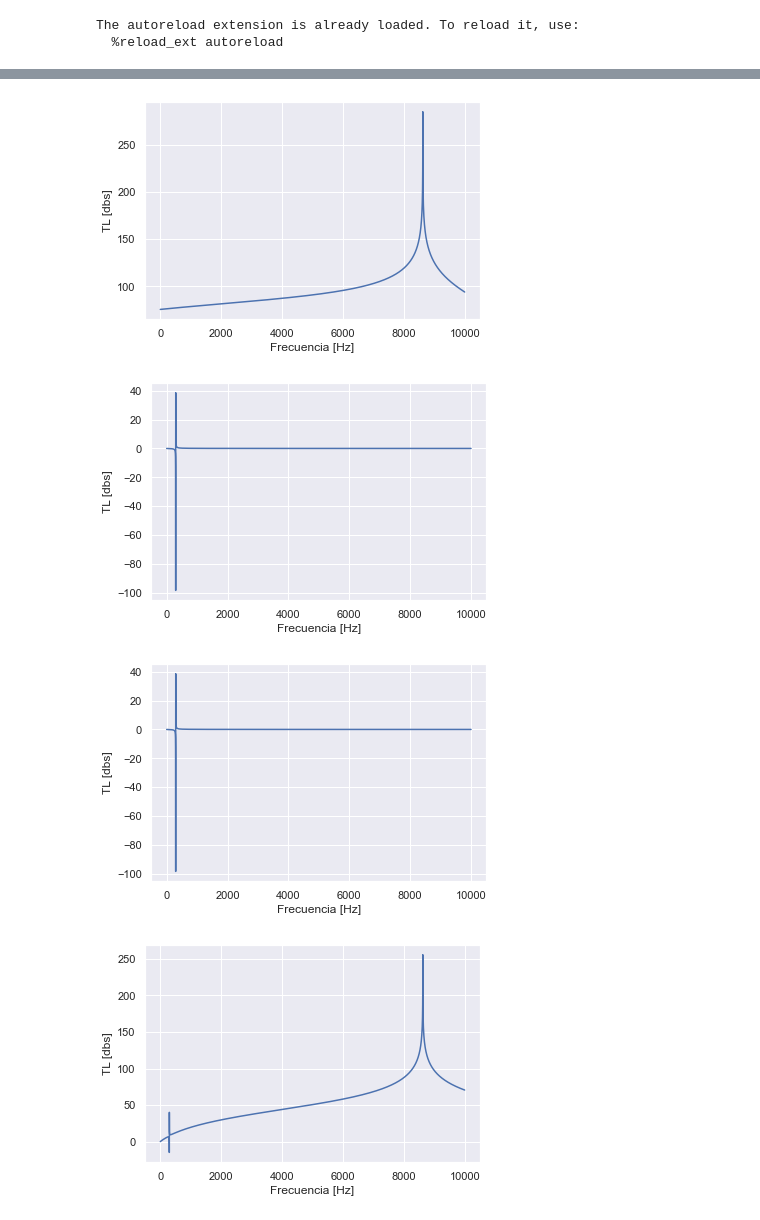
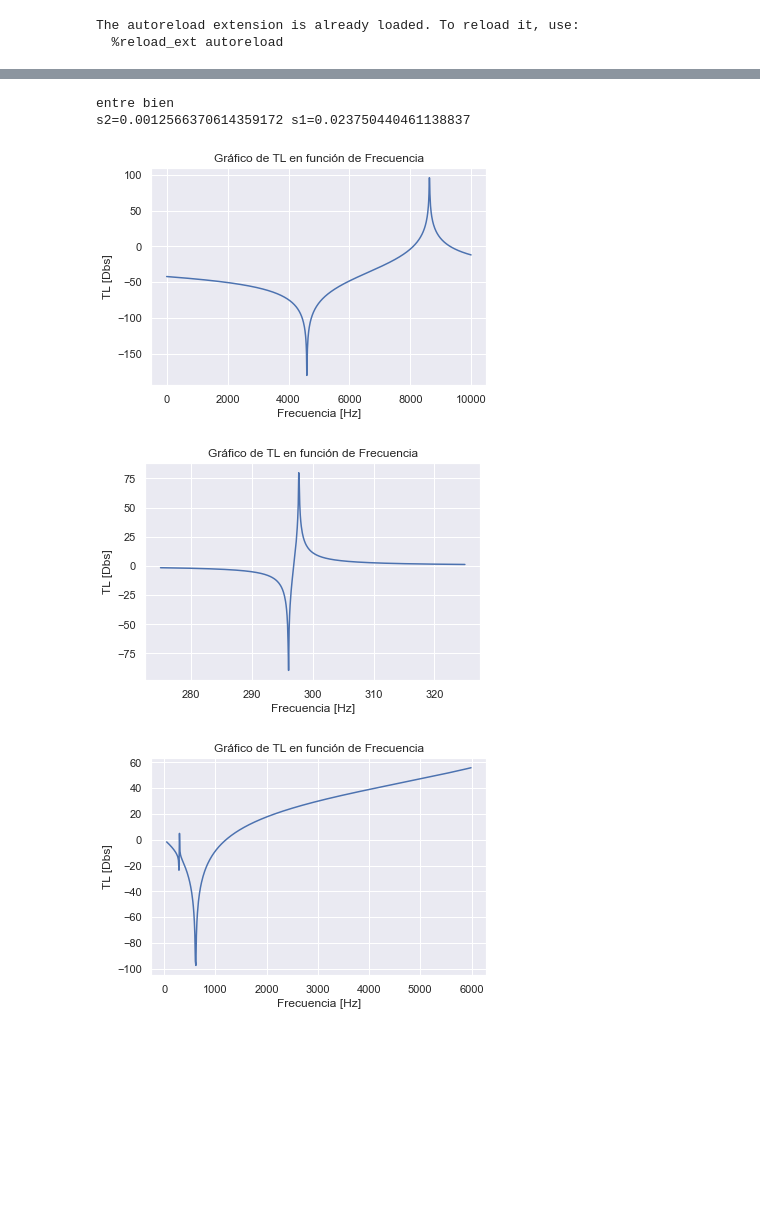
Before and after one commit to tomascufaro/quadrupoles, a Jupyter notebook: cuadripolos_aplication.ipynb, the cells around one changed output, grey strips where cells are left out. Saved outputs shown, nothing was run; the diff lists cells and outputs as text; code cells hidden in the pictures; blank space fills up the shorter version.

Commit message:
adding comparative tl plots

```diff
--- a/cuadripolos_aplication.ipynb
+++ b/cuadripolos_aplication.ipynb
@@ -69,36 +84,31 @@ camara_3.plot_tl()
 # %%
-expansion_extension = Cuadripolo(s = exten_expan_s, s1=exten_expan_s1, s2=exten_expan_s, largo=exten_expan_l, tipo = 'extension_expansion')
+expansion_extension = Cuadripolo(s = exten_expan_s, s1=exten_expan_s1, largo=exten_expan_l, tipo = 'extension_expansion')
 expansion_extension.coeficientes()
 expansion_extension.obtencion_tl()
-expansion_extension.plot_tl()
+expansion_extension.plot_tl(values = np.arange(0, 10000, 10))
 # %% [output]
+entre bien
+s2=0.0012566370614359172 s1=0.023750440461138837
-[figure, old version]
+[figure, new version]
 # %%
 #4.2 rezonador de helmholtz
 helmholtz_s = helmholtz_s1 = (0.02**2)*np.pi
 helmholtz_l= 0.01
 helmholtz_v = (np.pi*0.126*0.06*0.19) - (tubo_largo*tubo_s)
 reso = Cuadripolo(s = helmholtz_s, s1 = helmholtz_s1, largo = helmholtz_l, tipo = 'helmholtz', vol = helmholtz_v)
 reso.coeficientes()
 reso.obtencion_tl()
-reso.plot_tl()
+reso.plot_tl(values = np.linspace(275, 325, 600))
 # %% [output]
-[figure, old version]
+[figure, new version]
-# %%
-#example helmholtz
-reso = Cuadripolo(s = helmholtz_s, s1 = helmholtz_s1, largo = helmholtz_l, tipo = 'helmholtz', vol = helmholtz_v)
-reso.coeficientes()
-reso.obtencion_tl()
-reso.plot_tl()
-# %% [output]
-[figure, removed]
 # %%
 componente_4_5 = expansion_extension * reso
+componente_4_5.s2 = np.pi*0.02**2
 componente_4_5.s1 = np.pi*0.02**2
 componente_4_5.obtencion_tl()
 componente_4_5.plot_tl()
 # %% [output]
-[figure, old version]
+[figure, new version]
 # %%
 # total
 silenciador_total = camara * tubo * camara_3 * componente_4_5
```
Also changed, not shown: parts of 32 cells of this notebook, 2 other files.
